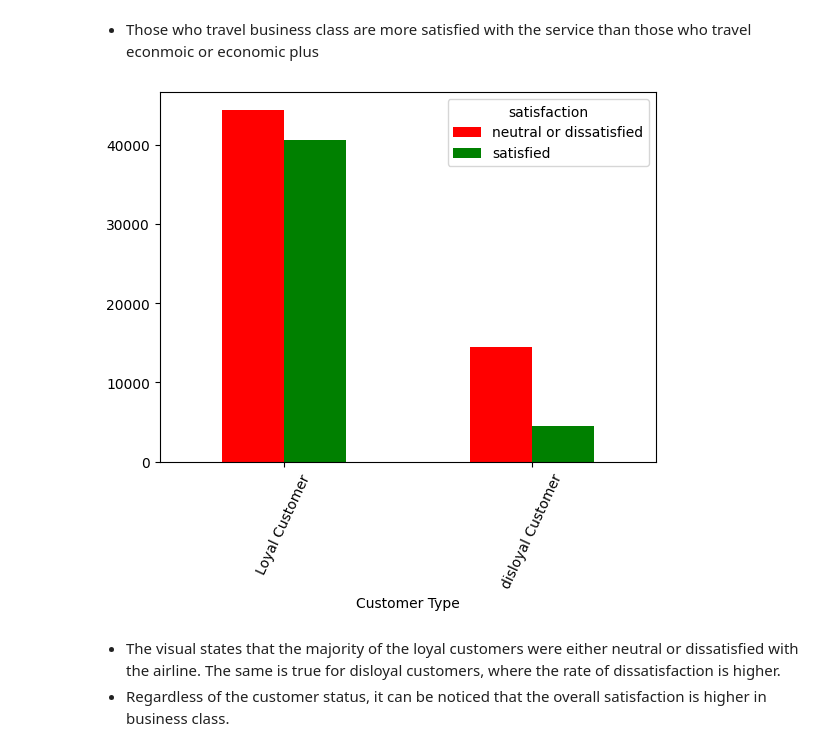
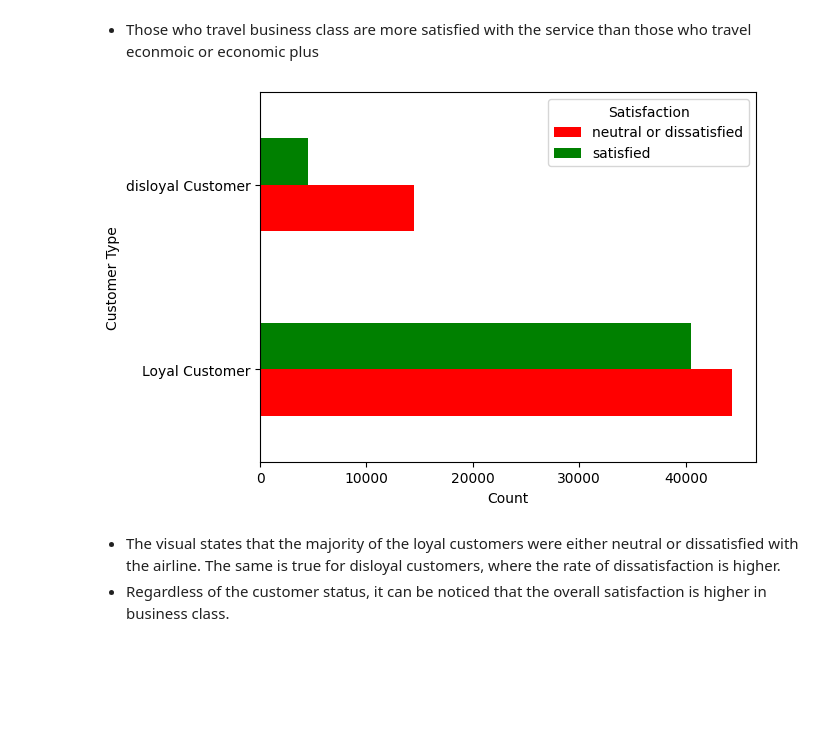
Before and after one commit to Utkarsh11-git/EDA_Python_Flight_Rating, a Jupyter notebook: EDA_Python_Flight_Rating.ipynb, the cells around one changed output. Drawn from its saved outputs; the diff is of its cells as text; code cells hidden in the pictures; blank space fills up the shorter version.

```diff
--- a/EDA_Python_Flight_Rating.ipynb
+++ b/EDA_Python_Flight_Rating.ipynb
@@ -110,11 +110,16 @@ plt.xticks(rotation=65);
 # %%
 # Loyal customer analysis
 
 color=['red','green']
-df.groupby('Customer Type')['satisfaction'].value_counts().unstack().plot(kind='bar',color=color)
-plt.xticks(rotation=65);
+grouped = df.groupby('Customer Type')['satisfaction'].value_counts().unstack()
+plot = grouped.plot(kind='barh', color=color)
+
+plt.xlabel('Count')
+plt.ylabel('Customer Type')
+plt.legend(title='Satisfaction')
+plt.show()
 # %% [output]
-[figure, old version]
+[figure, new version]
 # %% [markdown]
 * The visual states that the majority of the loyal customers were either neutral or dissatisfied with the airline. The same is true for disloyal customers, where the rate of dissatisfaction is higher.
 * Regardless of the customer status, it can be noticed that the overall satisfaction is higher in business class.
```
